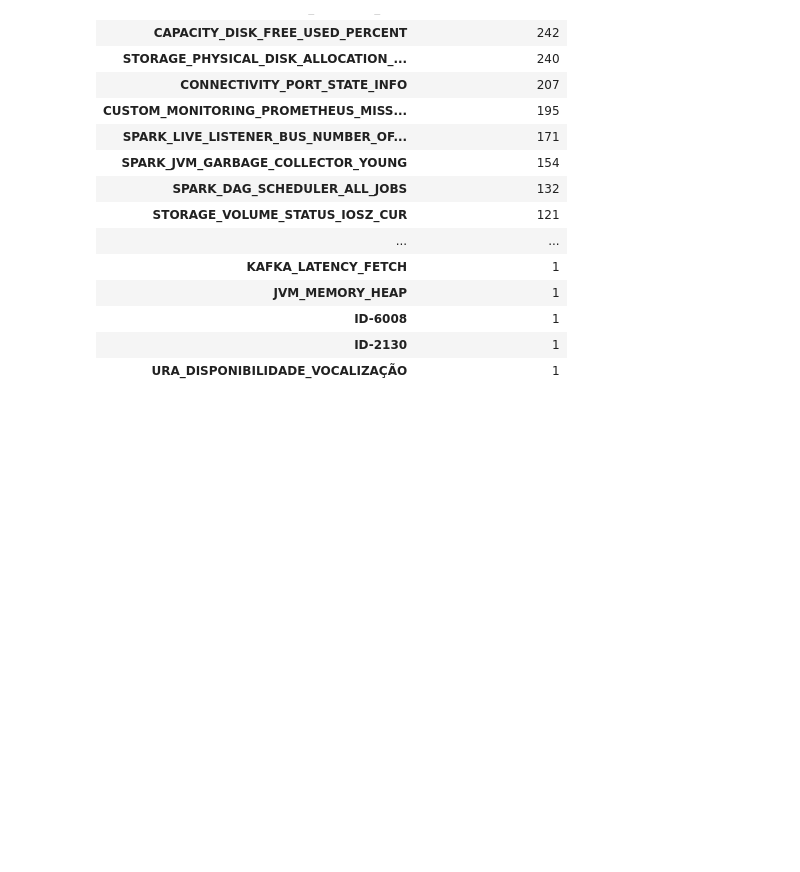
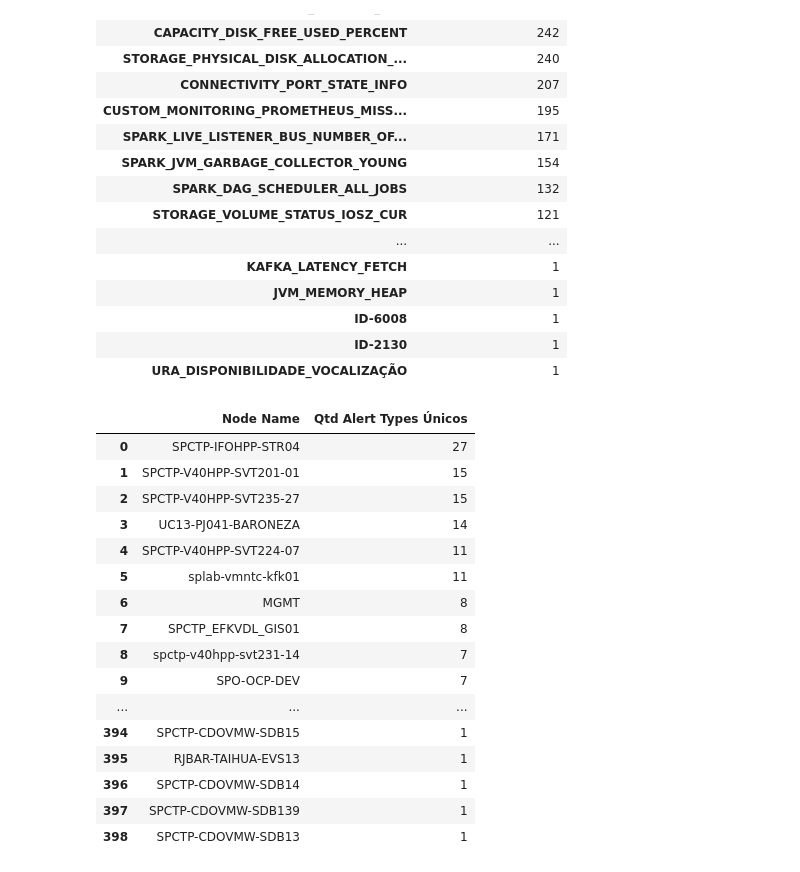
Before and after one commit to LuizF14/alarm_correlation, a Jupyter notebook: notebooks/exploration_01.ipynb, the cells around one changed output. Saved outputs shown, nothing was run; the diff lists cells and outputs as text; code cells hidden in the pictures; blank space fills up the shorter version.

```diff
--- a/notebooks/exploration_01.ipynb
+++ b/notebooks/exploration_01.ipynb
@@ -85,3 +85,34 @@ display(alerts_by_type.style.set_table_attributes("style='display:inline-block;
 | ID-6008 | 1 |
 | ID-2130 | 1 |
 | URA_DISPONIBILIDADE_VOCALIZAÇÃO | 1 |
+# %%
+def scroll_display(df):
+    display(df.style.set_table_attributes(
+        "style='display:inline-block; max-height:300px; overflow-y:auto; border: 1px solid #ccc;'"
+    ))
+
+
+alertas_por_node = df.groupby('acal_tx_node')['acal_tx_alert_type'].nunique().reset_index()
+alertas_por_node.columns = ['Node Name', 'Qtd Alert Types Únicos']
+
+alertas_por_node = alertas_por_node.sort_values("Qtd Alert Types Únicos", ascending=False).reset_index(drop=True)
+
+scroll_display(alertas_por_node)
+# %% [output]
+|  | Node Name | Qtd Alert Types Únicos |
+| 0 | SPCTP-IFOHPP-STR04 | 27 |
+| 1 | SPCTP-V40HPP-SVT201-01 | 15 |
+| 2 | SPCTP-V40HPP-SVT235-27 | 15 |
+| 3 | UC13-PJ041-BARONEZA | 14 |
+| 4 | SPCTP-V40HPP-SVT224-07 | 11 |
+| 5 | splab-vmntc-kfk01 | 11 |
+| 6 | MGMT | 8 |
+| 7 | SPCTP_EFKVDL_GIS01 | 8 |
+| 8 | spctp-v40hpp-svt231-14 | 7 |
+| 9 | SPO-OCP-DEV | 7 |
+| ... | ... | ... |
+| 394 | SPCTP-CDOVMW-SDB15 | 1 |
+| 395 | RJBAR-TAIHUA-EVS13 | 1 |
+| 396 | SPCTP-CDOVMW-SDB14 | 1 |
+| 397 | SPCTP-CDOVMW-SDB139 | 1 |
+| 398 | SPCTP-CDOVMW-SDB13 | 1 |
```
Also changed, not shown: parts of 2 cells of this notebook, 36 other files.
